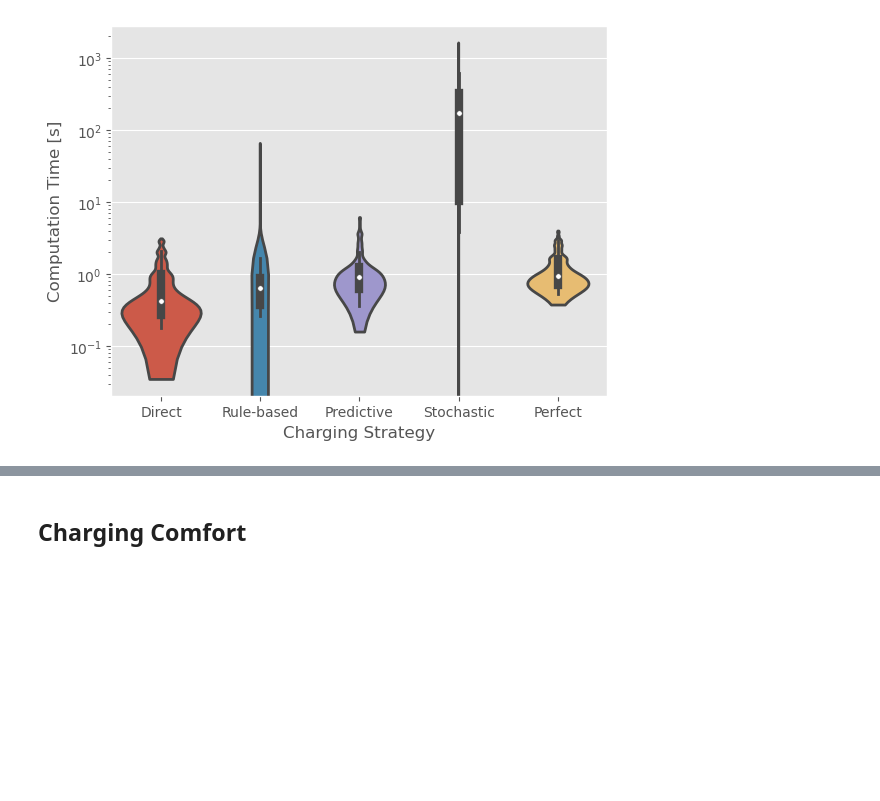
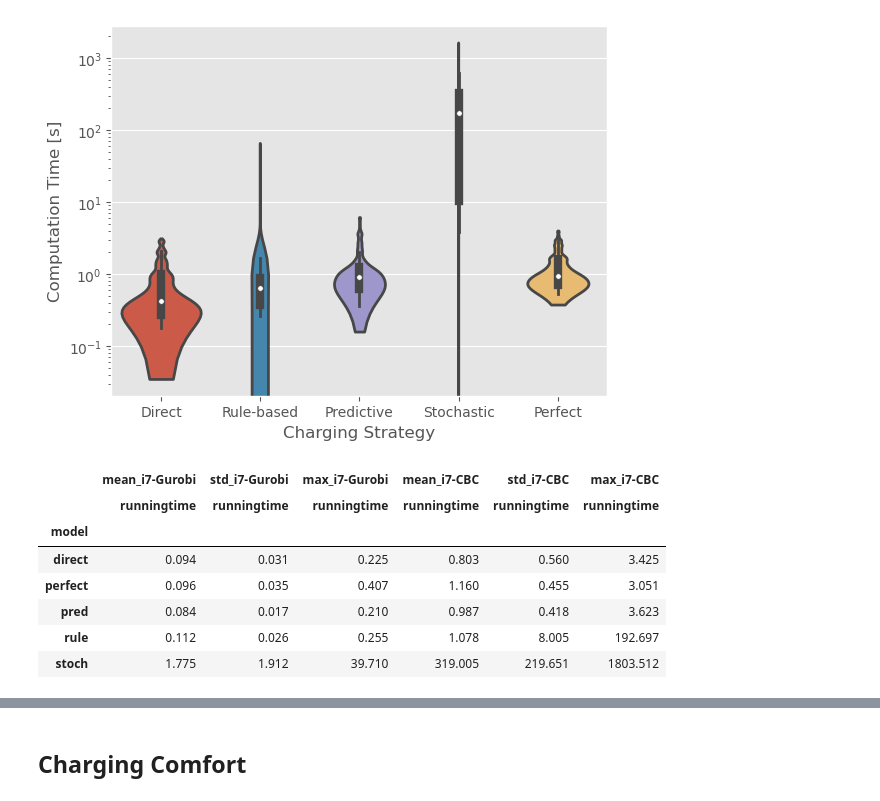
Before and after one commit to drdebian/dsmdata-simulation, a Jupyter notebook: Analysis.ipynb, the cells around one changed output, grey strips where cells are left out. Cells and saved outputs as stored; diff of their text form; code cells hidden in the pictures; blank space fills up the shorter version.

```diff
--- a/Analysis.ipynb
+++ b/Analysis.ipynb
@@ -373,3 +373,14 @@ if writefiles:
     #plt.close()
 # %% [output]
 [figure]
+# %%
+dfrt_pivot.merge(dfrt_pivot_cbc, left_index=True, right_index=True, suffixes=["_i7-Gurobi", "_i7-CBC"]).round(3)
+# %% [output]
+|  | mean_i7-Gurobi | std_i7-Gurobi | max_i7-Gurobi | mean_i7-CBC | std_i7-CBC | max_i7-CBC |
+|  | runningtime | runningtime | runningtime | runningtime | runningtime | runningtime |
+| model |  |  |  |  |  |  |
+| direct | 0.094 | 0.031 | 0.225 | 0.803 | 0.560 | 3.425 |
+| perfect | 0.096 | 0.035 | 0.407 | 1.160 | 0.455 | 3.051 |
+| pred | 0.084 | 0.017 | 0.210 | 0.987 | 0.418 | 3.623 |
+| rule | 0.112 | 0.026 | 0.255 | 1.078 | 8.005 | 192.697 |
+| stoch | 1.775 | 1.912 | 39.710 | 319.005 | 219.651 | 1803.512 |
```
Also changed, not shown: parts of 2 cells of this notebook.
